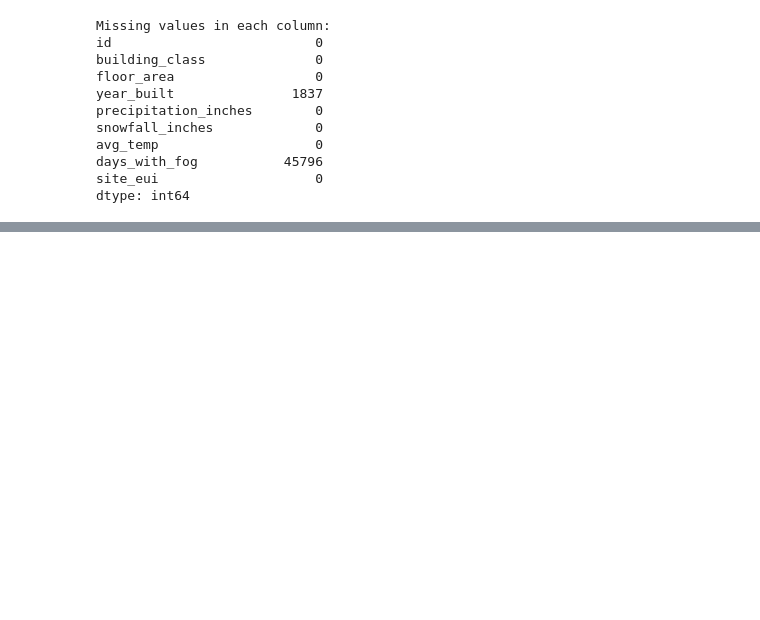
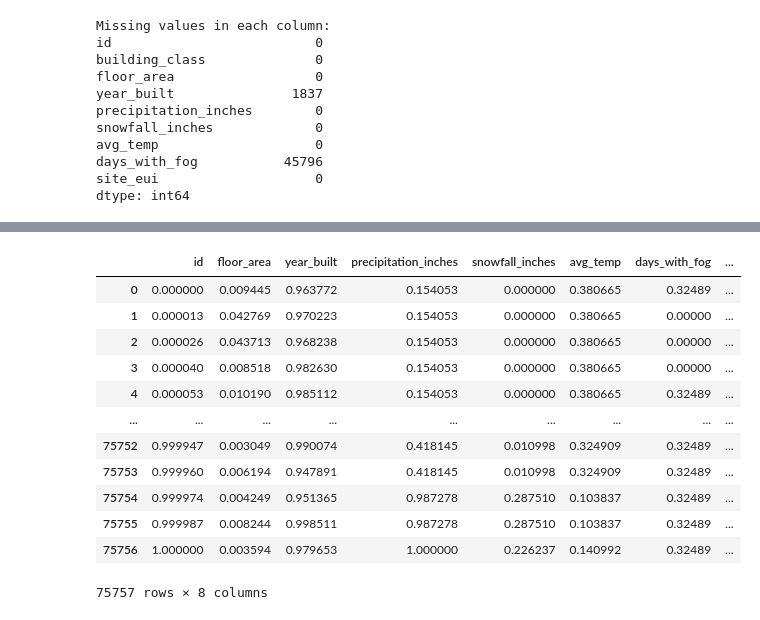
Before and after one commit to randolphwanjiru/DSP3421, a Jupyter notebook: Homeworks/Homework2/WanjiruRandolph_HW2.ipynb, the cells around one changed output, grey strips where cells are left out. Cells and saved outputs as stored; diff of their text form; code cells hidden in the pictures; blank space fills up the shorter version.

```diff
--- a/Homeworks/Homework2/WanjiruRandolph_HW2.ipynb
+++ b/Homeworks/Homework2/WanjiruRandolph_HW2.ipynb
@@ -85,0 +165,22 @@ dtype: int64
+# %%
+#10 feauture scaling // i decided to normalizde the data min-max scaling
+scaler_minmax = MinMaxScaler()
+normalized_df = pd.DataFrame(normalized_data, columns=clean_data[numeric_cols].columns)
+display(normalized_df)
+# i do think scaling is nescessary to normalize the datatset
+# to improve the performance
+# of certain algorithms
+# %% [output]
+|  | id | floor_area | year_built | precipitation_inches | snowfall_inches | avg_temp | days_with_fog | ... |
+| 0 | 0.000000 | 0.009445 | 0.963772 | 0.154053 | 0.000000 | 0.380665 | 0.32489 | ... |
+| 1 | 0.000013 | 0.042769 | 0.970223 | 0.154053 | 0.000000 | 0.380665 | 0.00000 | ... |
+| 2 | 0.000026 | 0.043713 | 0.968238 | 0.154053 | 0.000000 | 0.380665 | 0.00000 | ... |
+| 3 | 0.000040 | 0.008518 | 0.982630 | 0.154053 | 0.000000 | 0.380665 | 0.00000 | ... |
+| 4 | 0.000053 | 0.010190 | 0.985112 | 0.154053 | 0.000000 | 0.380665 | 0.32489 | ... |
+| ... | ... | ... | ... | ... | ... | ... | ... | ... |
+| 75752 | 0.999947 | 0.003049 | 0.990074 | 0.418145 | 0.010998 | 0.324909 | 0.32489 | ... |
+| 75753 | 0.999960 | 0.006194 | 0.947891 | 0.418145 | 0.010998 | 0.324909 | 0.32489 | ... |
+| 75754 | 0.999974 | 0.004249 | 0.951365 | 0.987278 | 0.287510 | 0.103837 | 0.32489 | ... |
+| 75755 | 0.999987 | 0.008244 | 0.998511 | 0.987278 | 0.287510 | 0.103837 | 0.32489 | ... |
+| 75756 | 1.000000 | 0.003594 | 0.979653 | 1.000000 | 0.226237 | 0.140992 | 0.32489 | ... |
+75757 rows × 8 columns
```
Also changed, not shown: parts of 10 cells of this notebook.
